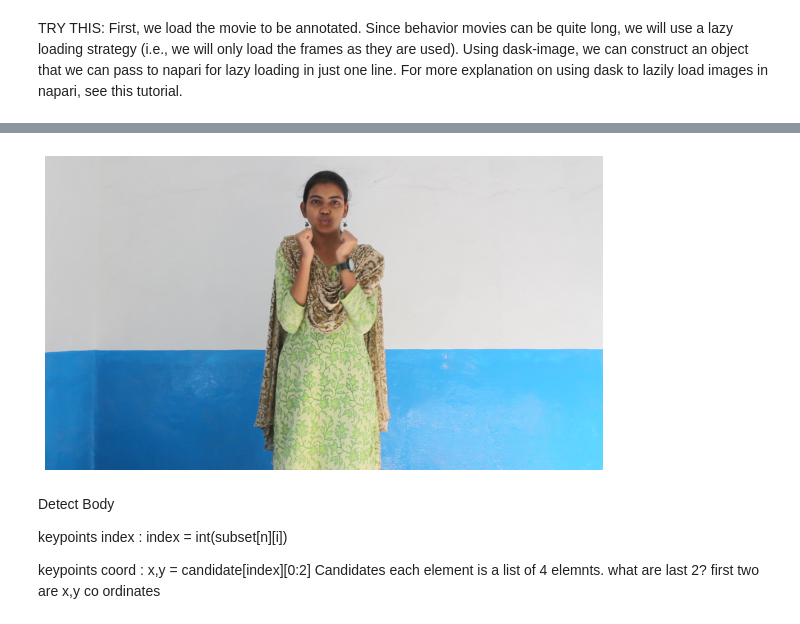
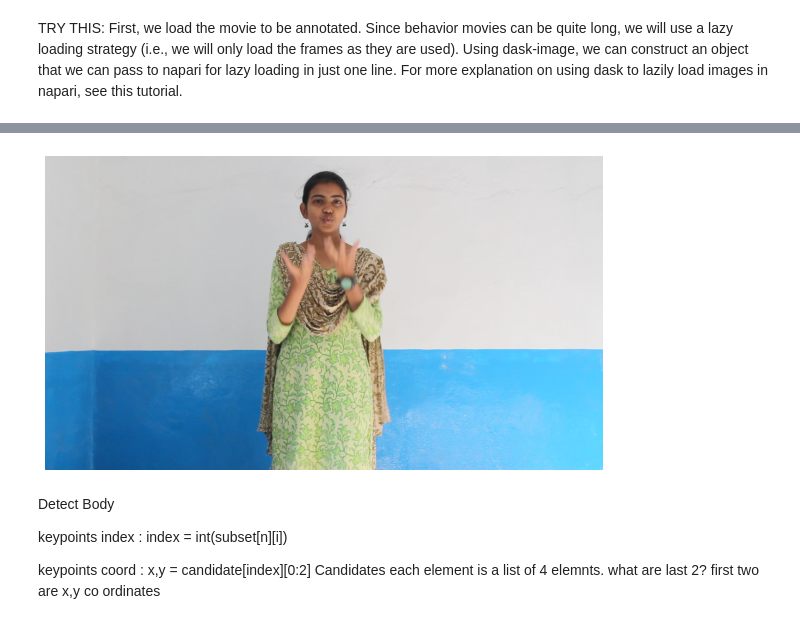
Before and after one commit to Scarletleaph/SLR, a Jupyter notebook: slr-be.ipynb, the cells around one changed output, grey strips where cells are left out. Cells and saved outputs as stored; diff of their text form; code cells hidden in the pictures.

Commit message:
Kaggle Notebook | SLR BE | Version 12

```diff
--- a/slr-be.ipynb
+++ b/slr-be.ipynb
@@ -43,7 +43,7 @@ from napari_video.napari_video import VideoReaderNP
 TRY THIS: First, we load the movie to be annotated. Since behavior movies can be quite long, we will use a lazy loading strategy (i.e., we will only load the frames as they are used). Using dask-image, we can construct an object that we can pass to napari for lazy loading in just one line. For more explanation on using dask to lazily load images in napari, see this tutorial.
 # %%
 vdos = []
-vdos.append(VideoReaderNP('/kaggle/input/include/Adjectives_6of8/Adjectives/87. hot/MVI_5138.MOV'))
+vdos.append(VideoReaderNP('/kaggle/input/include/Adjectives_6of8/Adjectives/87. hot/MVI_5136.MOV'))
 vdos.append(VideoReaderNP('/kaggle/input/include/Adjectives_6of8/Adjectives/87. hot/MVI_5297.MOV'))
 vdos.append(VideoReaderNP('/kaggle/input/include/Adjectives_6of8/Adjectives/89. warm/MVI_9495.MOV'))
 vdos.append(VideoReaderNP('/kaggle/input/include/Adjectives_6of8/Adjectives/89. warm/MVI_9336.MOV'))
@@ -51,14 +51,14 @@ vdos.append(VideoReaderNP('/kaggle/input/include/Adjectives_6of8/Adjectives/90.
 vdos.append(VideoReaderNP('/kaggle/input/include/Adjectives_6of8/Adjectives/90. cool/MVI_9338.MOV'))
 #vdos.append(VideoReaderNP('/kaggle/input/include/Adjectives_6of8/Adjectives/91. new/MVI_9261.MOV'))
 #vdos.append(VideoReaderNP('/kaggle/input/include/Adjectives_6of8/Adjectives/91. new/MVI_9421.MOV'))
-vdos.append(VideoReaderNP('/kaggle/input/include/Adjectives_6of8/Adjectives/88. cold/MVI_5140.MOV'))
+#vdos.append(VideoReaderNP('/kaggle/input/include/Adjectives_6of8/Adjectives/88. cold/MVI_5140.MOV'))
 
 #7-10 index test
 vdos.append(VideoReaderNP('/kaggle/input/include/Adjectives_6of8/Adjectives/87. hot/MVI_5295.MOV'))
 vdos.append(VideoReaderNP('/kaggle/input/include/Adjectives_6of8/Adjectives/90. cool/MVI_9339.MOV'))
 vdos.append(VideoReaderNP('/kaggle/input/include/Adjectives_6of8/Adjectives/89. warm/MVI_5302.MOV'))
 #vdos.append(VideoReaderNP('/kaggle/input/include/Adjectives_6of8/Adjectives/91. new/MVI_5148.MOV'))
-vdos.append(VideoReaderNP('/kaggle/input/include/Adjectives_6of8/Adjectives/88. cold/MVI_9490.MOV'))
+#vdos.append(VideoReaderNP('/kaggle/input/include/Adjectives_6of8/Adjectives/88. cold/MVI_9490.MOV'))
 #/kaggle/input/include/Clothes_2of2/Clothes/46. Clothing/MVI_5181.MOV
 # %%
 Y_train = pd.DataFrame(columns = ["Class"])
@@ -124,15 +153,16 @@ hand_estimation = Hand('model/hand_pose_model.pth')
 # %%
-test_vdo = '/kaggle/input/include/Adjectives_6of8/Adjectives/87. hot/MVI_5138.MOV'
-test_image = vdos[0][16]#extract a frame
+#test_vdo = '/kaggle/input/include/Adjectives_6of8/Adjectives/87. hot/MVI_5138.MOV' This is labelled in hot but it is cold.
+test_image = vdos[0][27]
+#Extract a frame
 import matplotlib.pyplot as plt
 # image = plt.imread(test_image)
 #imread will take filename as a string
 plt.figure(figsize=(10,10))
 plt.imshow(test_image)
 plt.axis('off')
 plt.show()
 # %% [output]
-[figure, old version]
+[figure, new version]
 # %% [markdown]
 Detect Body
 
```
Also changed, not shown: parts of 36 cells of this notebook.
